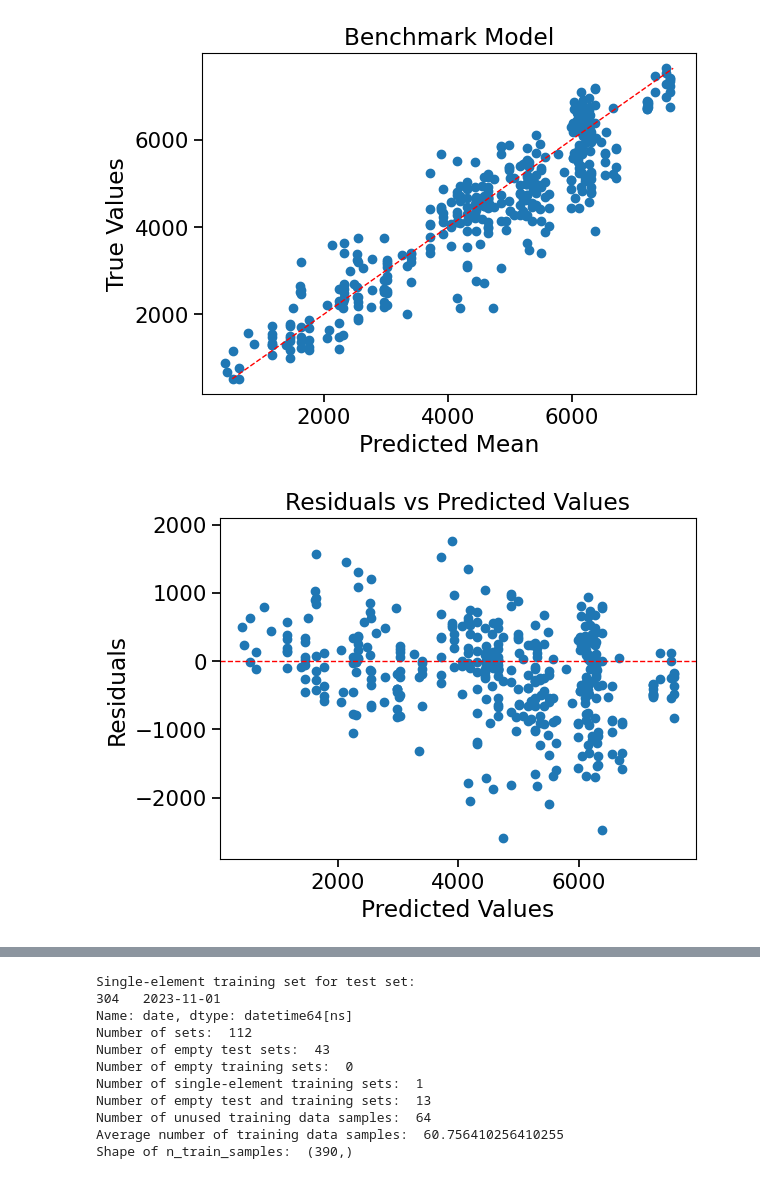
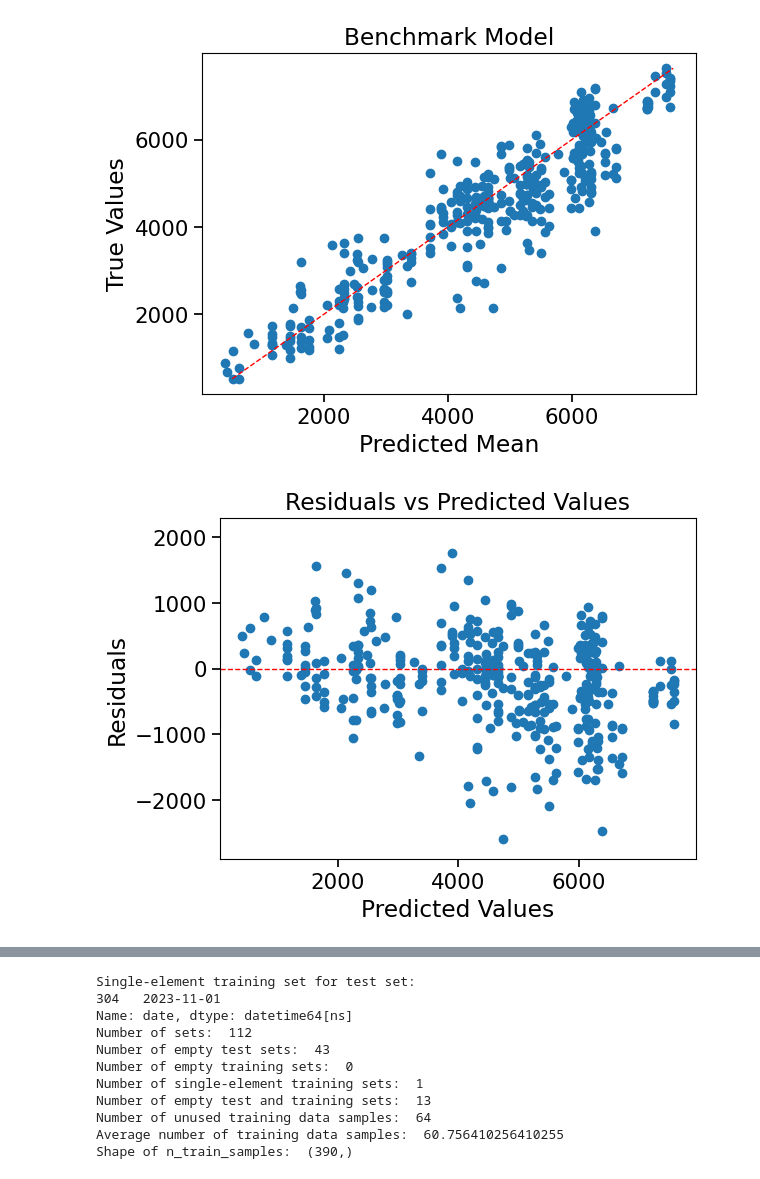
Before and after one commit to AnnaStiegler/Probabilistic-Forecasting-of-Bicycle-Counts-in-Karlsruhe-with-Neural-Networks, a Jupyter notebook: Code/(04) Benchmarking.ipynb, the cells around one changed output, grey strips where cells are left out. Drawn from its saved outputs; the diff is of its cells as text; code cells hidden in the pictures.

```diff
--- a/Code/(04) Benchmarking.ipynb
+++ b/Code/(04) Benchmarking.ipynb
@@ -1096,17 +1096,17 @@ plt.show()
 # %%
 
 res_vs_pred_plot = plt.scatter(all_means, all_residuals)
 plt.axhline(y=0, color='r', linestyle='--')  # Horizontale Linie bei 0
-plt.ylim(-2900, 2100)
+plt.ylim(-2900, 2300)
 
 plt.title("Residuals vs Predicted Values")
 plt.xlabel("Predicted Values")
 plt.ylabel("Residuals")
 plt.tight_layout()
 plt.gcf().savefig(base_path_plots / "residuals_vs_predicted_values.png")
 plt.show()
 # %% [output]
-[figure, old version]
+[figure, new version]
 # %%
 
 res_vs_pred_plot = plt.scatter(all_means, all_residuals)
```
Also changed, not shown: parts of 1 cell of this notebook, 12 other files.
